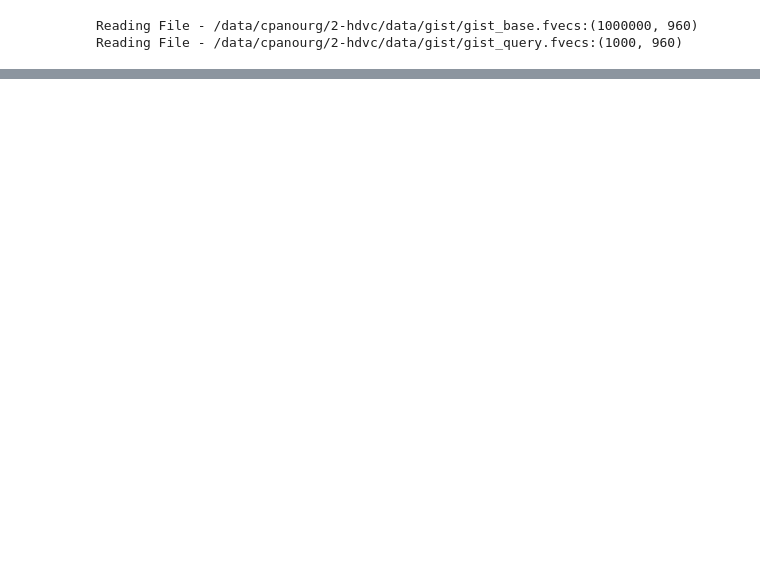
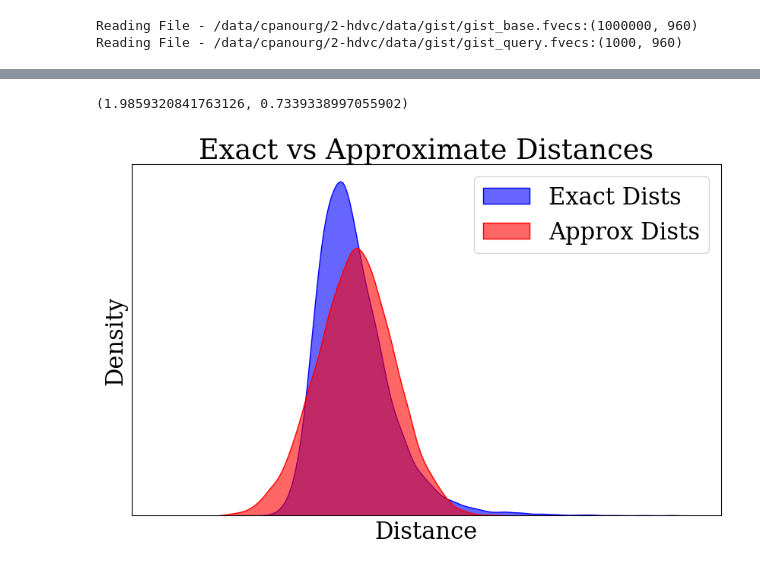
Before and after one commit to Hendrix8/hdvc, a Jupyter notebook: notebooks/1-PQ.ipynb, the cells around one changed output, grey strips where cells are left out. Cells and saved outputs as stored; diff of their text form; code cells hidden in the pictures; blank space fills up the shorter version.

```diff
--- a/notebooks/1-PQ.ipynb
+++ b/notebooks/1-PQ.ipynb
@@ -172,0 +228,2 @@ pd.read_csv('/data/cpanourg/2-hdvc/results/rel_error.csv').round(2)
+# %%
+qr_pq = pq.sa_encode(qr)
@@ -172,0 +280,60 @@ pd.read_csv('/data/cpanourg/2-hdvc/results/rel_error.csv').round(2)
+# %%
+# Step 8: Compute relative error matrix
+# Define a small epsilon value to replace zero distances
+epsilon = 1e-6
+
+# Replace zeros in D_exact with epsilon
+exact_dists_norm = np.where(exact_dists_norm == 0, epsilon, exact_dists_norm)
+
+# Now compute the relative error
+rel_error_matrix = np.abs(exact_dists_norm - approx_dists_norm) / exact_dists_norm
+
+rel_error_mean = np.mean(rel_error_matrix)
+rel_error_std = np.std(rel_error_matrix)
+rel_error_mean, rel_error_std
+# %% [output]
+(1.9859320841763126, 0.7339338997055902)
+# %%
+approx_dists_norm = StandardScaler().fit_transform(approx_dists_norm)
+exact_dists_norm = StandardScaler().fit_transform(exact_dists_norm)
+# %%
+import numpy as np
+import matplotlib.pyplot as plt
+import seaborn as sns
+plt.rcParams['font.family'] = 'serif'  # You can replace 'serif' with 'sans-serif', 'monospace', etc.
+
+# Flatten the matrices
+exact_dists_flat = exact_dists_norm.flatten()
+approx_dists_flat = approx_dists_norm.flatten()
+
+# Generate random indices (e.g., 1000 indices)
+sample_size = 10000
+indices = np.random.choice(len(exact_dists_flat), sample_size, replace=False)
+
+# Select corresponding samples from both matrices
+exact_sample = exact_dists_flat[indices]
+approx_sample = approx_dists_flat[indices]
+
+# Plot smooth KDE plots with filled area
+plt.figure(figsize=(10, 6))
+
+# Plot for exact distances (fill the area with color)
+sns.kdeplot(exact_sample, color='blue', label='Exact Dists', fill=True, alpha=0.6)
+
+# Plot for approx distances (fill the area with color)
+sns.kdeplot(approx_sample, color='red', label='Approx Dists', fill=True, alpha=0.6)
+
+# Customize the plot
+plt.title('Exact vs Approximate Distances')
+plt.xlabel('Distance')
+plt.ylabel('Density')
+plt.legend()
+
+# Remove x and y axis numbers
+plt.xticks([])  # Remove x-axis ticks (numbers)
+plt.yticks([])  # Remove y-axis ticks (numbers)
+
+# Show the plot
+plt.show()
+# %% [output]
+[figure, added]
```
Also changed, not shown: parts of 32 cells of this notebook, 2 other files.
